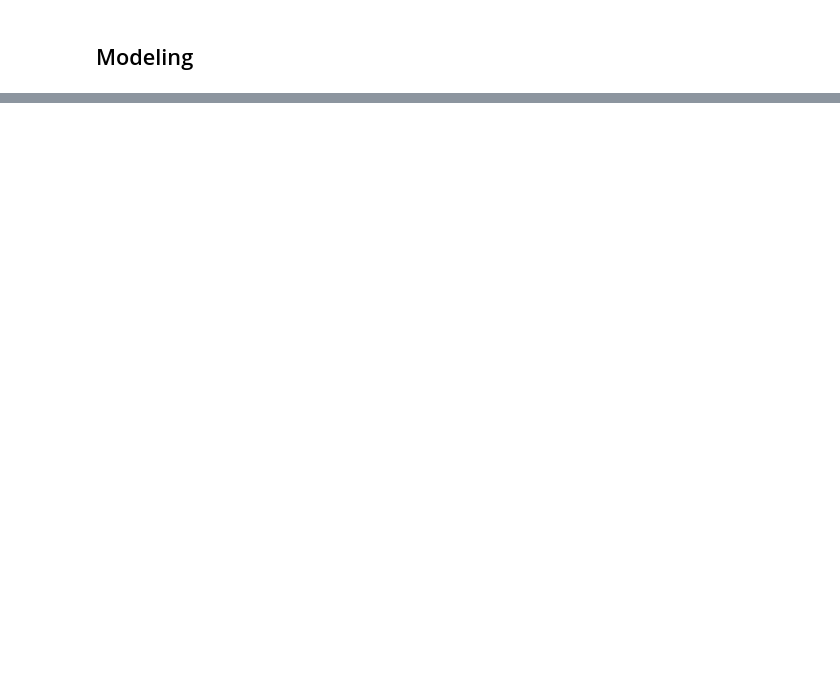
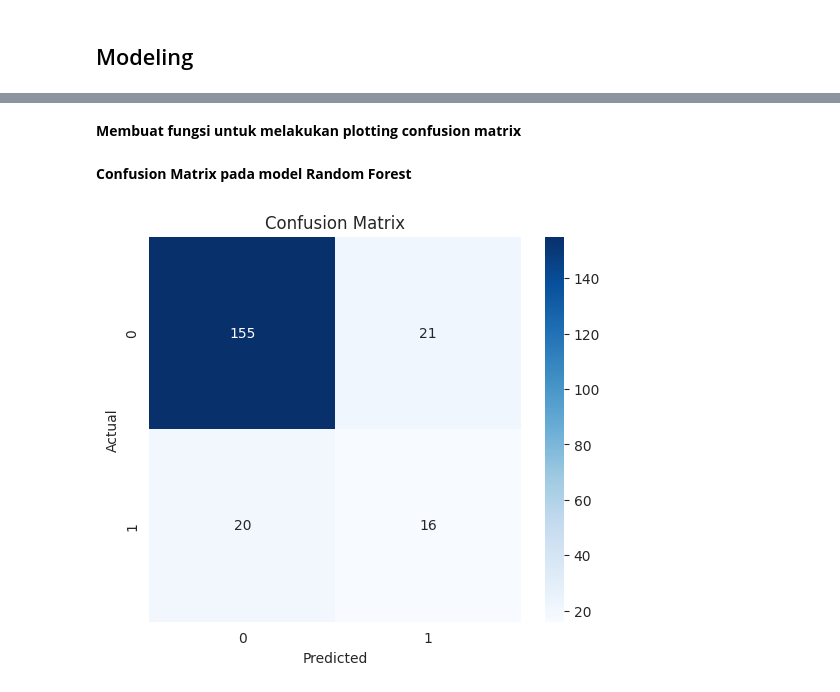
Before and after one commit to Refanz/human-resource-data-science, a Jupyter notebook: notebook.ipynb, the cells around one changed output, grey strips where cells are left out. Saved outputs shown, nothing was run; the diff lists cells and outputs as text; code cells hidden in the pictures; blank space fills up the shorter version.

Commit message:
finish step modeling and evaluating

```diff
--- a/notebook.ipynb
+++ b/notebook.ipynb
@@ -459,0 +565,8 @@ plt.show()
+# %%
+scaler = MinMaxScaler()
+
+X_train_std = scaler.fit_transform(X_train)
+X_test_std = scaler.transform(X_test)
+
+X_train_std = pd.DataFrame(X_train_std, columns=X_train.columns)
+X_test_std = pd.DataFrame(X_test_std, columns=X_test.columns)
@@ -459,0 +583,14 @@ plt.show()
+# %%
+# Inisialisasi SMOTE
+smote = SMOTE(random_state=42)
+
+# Melakukan oversampling pada data train
+X_train_final, y_train_final = smote.fit_resample(X_train_std, y_train)
+
+# Menampilkan distribusi kelas setelah SMOTE
+print("Distribusi kelas setelah SMOTE: ", Counter(y_train_final.map({
+    0: "No-Attrition",
+    1: "Attrition",
+})))
+
+X_train_final
@@ -460,2 +614,9 @@ plt.show()
 # %% [markdown]
 ## Modeling
+# %%
+# Pelatihan model
+rf = RandomForestClassifier(random_state=42).fit(X_train_final, y_train_final)
+lr = LogisticRegression(random_state=42).fit(X_train_final, y_train_final)
+svm = SVC(random_state=42).fit(X_train_final, y_train_final)
+
+print("Training model selesai")
@@ -463,0 +680,17 @@ plt.show()
+# %% [markdown]
+**Membuat fungsi untuk melakukan plotting confusion matrix**
+# %%
+# Membuat fungsi untuk melakukan ploting hasil evaluasi confusion matrix
+def plot_confusion_matrix(cm):
+    plt.figure(figsize=(6, 5))
+    sns.heatmap(cm, annot=True, fmt='d', cmap='Blues')
+    plt.xlabel('Predicted')
+    plt.ylabel('Actual')
+    plt.title('Confusion Matrix')
+    plt.show()
+# %% [markdown]
+**Confusion Matrix pada model Random Forest**
+# %%
+plot_confusion_matrix(results['Random Forest']['Confusion Matrix'])
+# %% [output]
+[figure, added]
```
Also changed, not shown: parts of 39 cells of this notebook, 2 other files.
